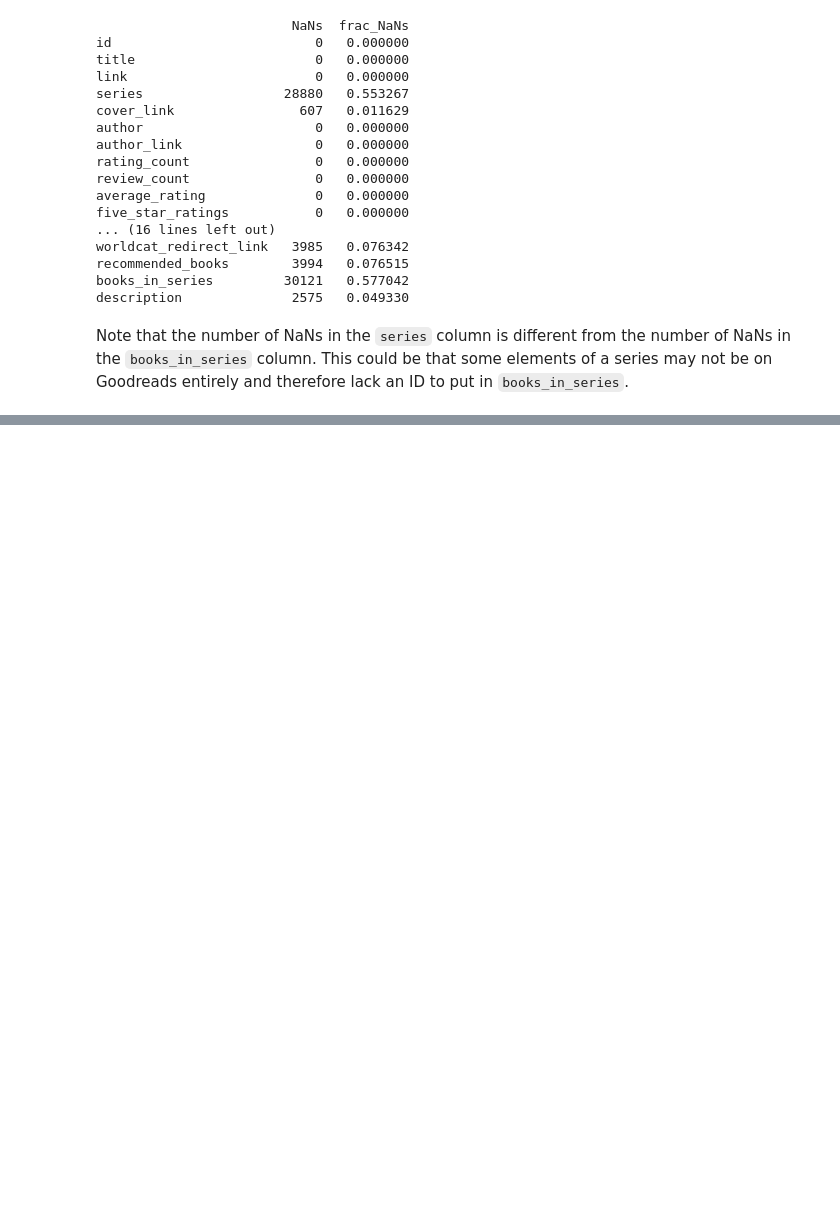
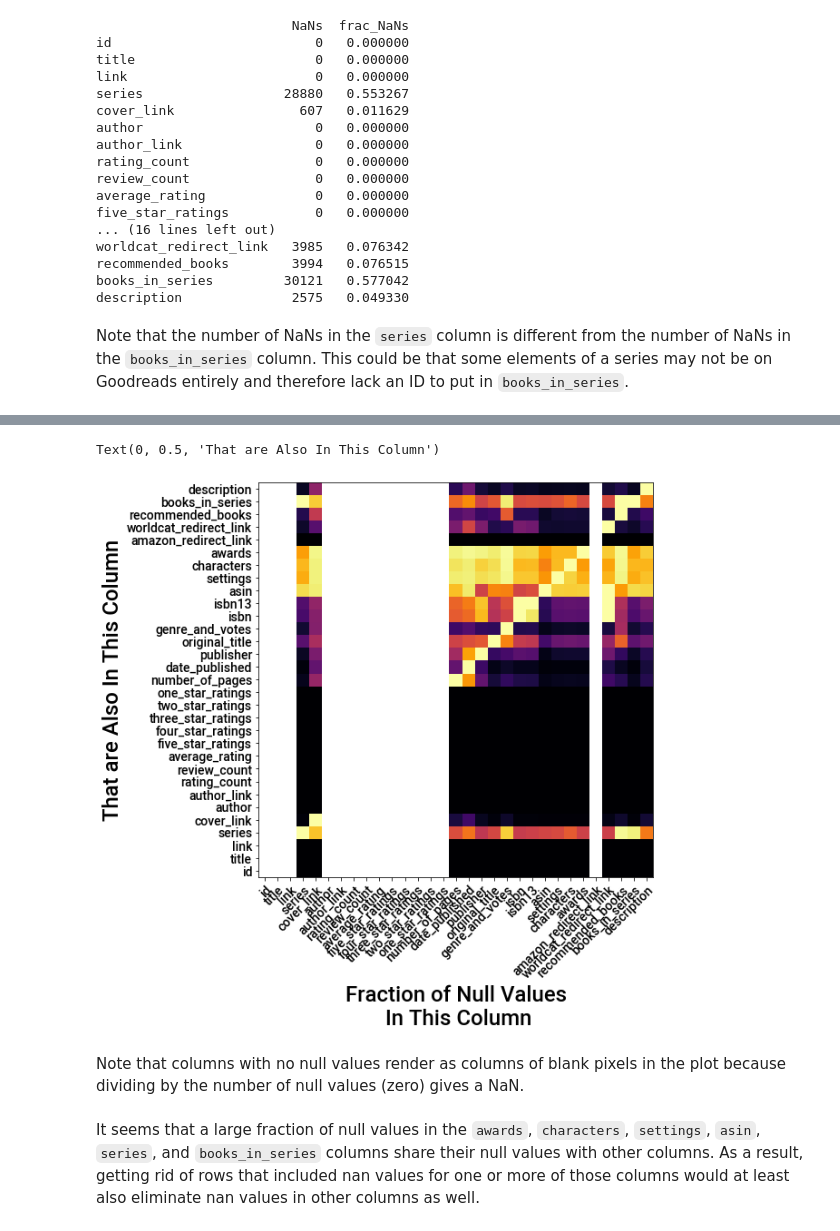
Before and after one commit to adam-broussard/bestreads, a Jupyter notebook: notebooks/0_data_summary.ipynb, the cells around one changed output, grey strips where cells are left out. Cells and saved outputs as stored; diff of their text form; code cells hidden in the pictures; blank space fills up the shorter version.

Commit message:
Added shared null value fraction matrix plot at end

```diff
--- a/notebooks/0_data_summary.ipynb
+++ b/notebooks/0_data_summary.ipynb
@@ -140,0 +145,29 @@ Note that the number of NaNs in the `series` column is different from the number
+# %%
+# cov holds fraction of null values in column <column> that also
+# occur in column <index>
+cov = pd.DataFrame([], columns=data.columns, index=data.columns)
+for col_x in data.columns:
+    for col_y in data.columns:
+        both_null = (data[col_x].isnull() & data[col_y].isnull()).sum()
+        cov[col_x][col_y] = both_null/data[col_x].isnull().sum()
+
+fig = plt.figure(figsize=(8,8))
+sp = fig.add_subplot(111)
+
+sp.imshow(cov.values.astype(float), origin='lower', cmap='inferno')
+sp.set_yticks(range(len(cov.columns)))
+sp.set_xticks(range(len(cov.columns)))
+sp.set_yticklabels(cov.columns)
+sp.set_xticklabels(cov.columns)
+plt.setp(sp.get_xticklabels(), rotation=45, ha="right",
+         rotation_mode="anchor")
+
+sp.set_xlabel('Fraction of Null Values\n In This Column')
+sp.set_ylabel('That are Also In This Column')
+# %% [output]
+Text(0, 0.5, 'That are Also In This Column')
+[figure, added]
+# %% [markdown]
+Note that columns with no null values render as columns of blank pixels in the plot because dividing by the number of null values (zero) gives a NaN.
+# %% [markdown]
+It seems that a large fraction of null values in the `awards`, `characters`, `settings`, `asin`, `series`, and `books_in_series` columns share their null values with other columns.  As a result, getting rid of rows that included nan values for one or more of those columns would at least also eliminate nan values in other columns as well.
```
Also changed, not shown: parts of 2 cells of this notebook.
